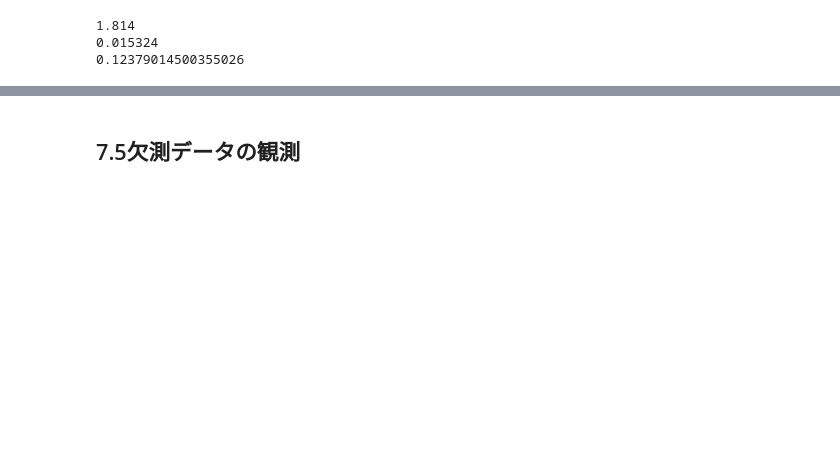
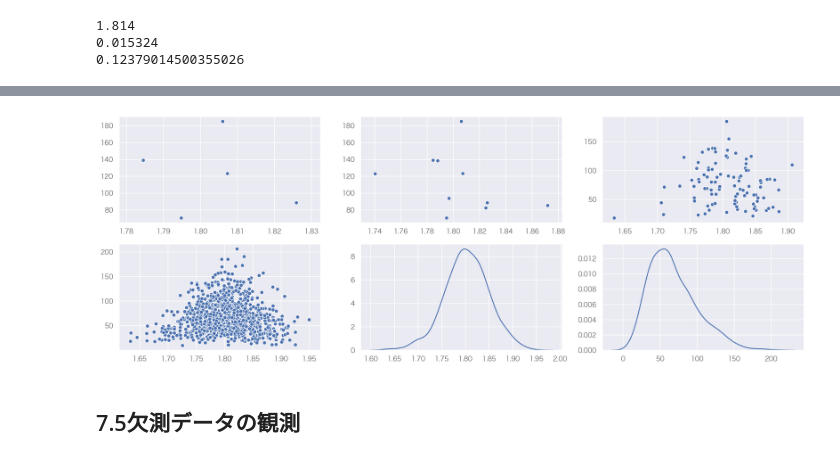
Before and after one commit to kosekitau/Statistics, a Jupyter notebook: notebook/A_First_Course_in_Bayesian_Statistical_Methods.ipynb, the cells around one changed output, grey strips where cells are left out. Cells and saved outputs as stored; diff of their text form; code cells hidden in the pictures; blank space fills up the shorter version.

```diff
--- a/notebook/A_First_Course_in_Bayesian_Statistical_Methods.ipynb
+++ b/notebook/A_First_Course_in_Bayesian_Statistical_Methods.ipynb
@@ -177,3 +226,44 @@ print(np.sqrt(s2n))
+# %%
+# 羽虫の羽の長さデータ
+y = np.array([1.64, 1.70, 1.72, 1.74, 1.82, 1.82, 1.82, 1.90, 2.08])
+mean_y = np.mean(y)
+var_y = np.var(y)
+n = len(y)
+
+S = 1000
+phi = [mean_y, 1/var_y] # 標本平均と精度(1/標本分散)を初期値とする
+theta_list = []
+sigma_list = []
+
+for _ in range(1, S):
+    mun = (mu0/t20 + n*mean_y*phi[1]) / (1/t20 + n*phi[1]) # θの事後期待値
+    t2n = 1/(1/t20 + n*phi[1]) # θの事後分散
+    theta = norm.rvs(loc=mun, scale=np.sqrt(t2n), size=1)[0] # θの事後分布(正規分布)のパラメータ分かったのでそこからサンプリング
+    theta_list.append(theta)
+    phi[0] = theta
+
+    # θが既知の場合精度(1/分散)の分布は逆ガンマ分布になる
+    nun = nu0 + n
+    s2n = (nu0*s20 + (n-1)*var_y + n*(mean_y-phi[0])**2) / nun
+    sigma = gamma.rvs(a=nun/2, scale=2/(nun*s2n), size=1)[0]
+    sigma_list.append(sigma)
+    phi[1] = sigma
+
+fig = plt.figure(figsize=(20, 7), dpi=180)
+ax1 = fig.add_subplot(231)
+sns.scatterplot(theta_list[:5], sigma_list[:5], ax=ax1)
+ax2 = fig.add_subplot(232)
+sns.scatterplot(theta_list[:10], sigma_list[:10], ax=ax2)
+ax3 = fig.add_subplot(233)
+sns.scatterplot(theta_list[:100], sigma_list[:100], ax=ax3)
+ax4 = fig.add_subplot(234)
+sns.scatterplot(theta_list, sigma_list, ax=ax4)
+ax5 = fig.add_subplot(235)
+sns.kdeplot(data=theta_list, ax=ax5)
+ax6 = fig.add_subplot(236)
+sns.kdeplot(data=sigma_list, ax=ax6);
+# %% [output]
+[figure, added]
 # %% [markdown]
 ## 7.5欠測データの観測
 # %%
```
Also changed, not shown: parts of 9 cells of this notebook.
